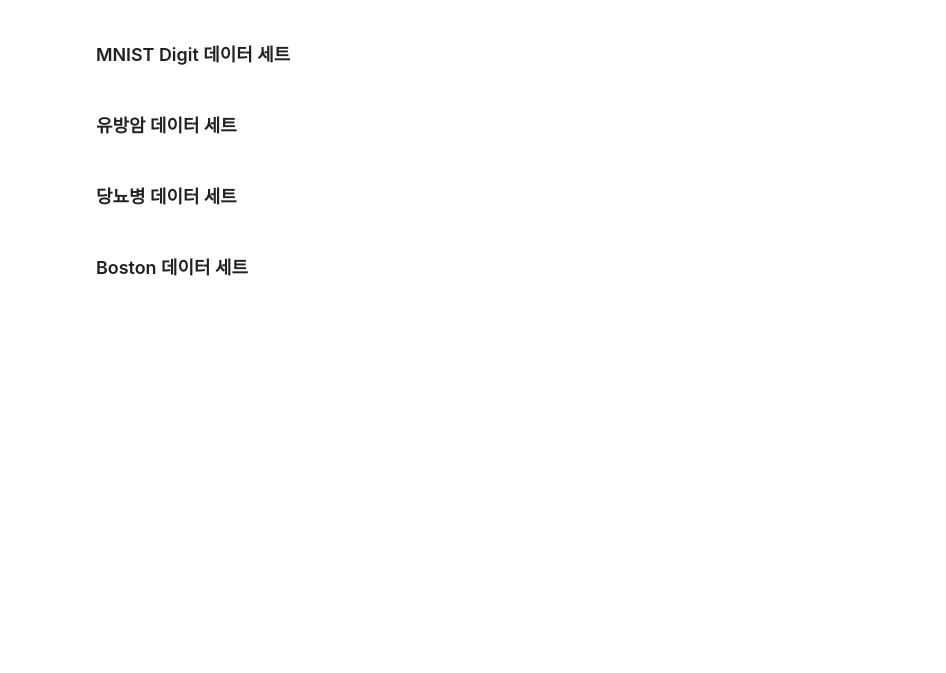
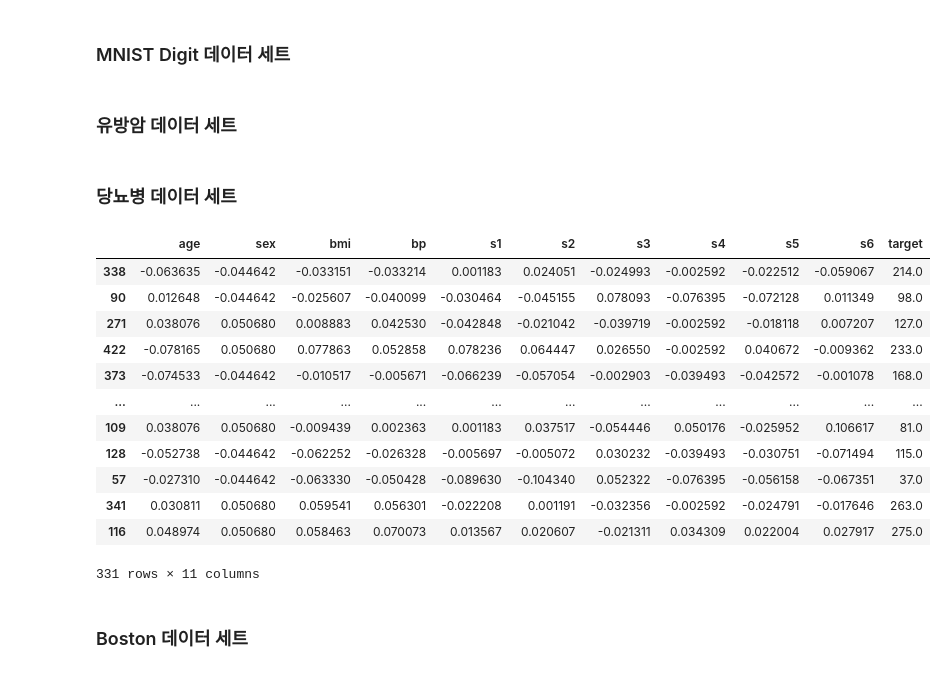
Before and after one commit to STNox/Python-flask, a Jupyter notebook: Python-flask/04. Machine Learning/train_test.ipynb, the cells around one changed output. Cells and saved outputs as stored; diff of their text form; code cells hidden in the pictures; blank space fills up the shorter version.

```diff
--- a/Python-flask/04. Machine Learning/train_test.ipynb
+++ b/Python-flask/04. Machine Learning/train_test.ipynb
@@ -52,6 +52,22 @@ diabetes = sd.load_diabetes()
 df = pd.DataFrame(diabetes.data, columns=diabetes.feature_names)
 df['target'] = diabetes.target
 X_train, X_test, y_train, y_test = train_test_split(df, diabetes.target, test_size=0.25, random_state=2021)
+# %%
+X_train
+# %% [output]
+|  | age | sex | bmi | bp | s1 | s2 | s3 | s4 | s5 | s6 | target |
+| 338 | -0.063635 | -0.044642 | -0.033151 | -0.033214 | 0.001183 | 0.024051 | -0.024993 | -0.002592 | -0.022512 | -0.059067 | 214.0 |
+| 90 | 0.012648 | -0.044642 | -0.025607 | -0.040099 | -0.030464 | -0.045155 | 0.078093 | -0.076395 | -0.072128 | 0.011349 | 98.0 |
+| 271 | 0.038076 | 0.050680 | 0.008883 | 0.042530 | -0.042848 | -0.021042 | -0.039719 | -0.002592 | -0.018118 | 0.007207 | 127.0 |
+| 422 | -0.078165 | 0.050680 | 0.077863 | 0.052858 | 0.078236 | 0.064447 | 0.026550 | -0.002592 | 0.040672 | -0.009362 | 233.0 |
+| 373 | -0.074533 | -0.044642 | -0.010517 | -0.005671 | -0.066239 | -0.057054 | -0.002903 | -0.039493 | -0.042572 | -0.001078 | 168.0 |
+| ... | ... | ... | ... | ... | ... | ... | ... | ... | ... | ... | ... |
+| 109 | 0.038076 | 0.050680 | -0.009439 | 0.002363 | 0.001183 | 0.037517 | -0.054446 | 0.050176 | -0.025952 | 0.106617 | 81.0 |
+| 128 | -0.052738 | -0.044642 | -0.062252 | -0.026328 | -0.005697 | -0.005072 | 0.030232 | -0.039493 | -0.030751 | -0.071494 | 115.0 |
+| 57 | -0.027310 | -0.044642 | -0.063330 | -0.050428 | -0.089630 | -0.104340 | 0.052322 | -0.076395 | -0.056158 | -0.067351 | 37.0 |
+| 341 | 0.030811 | 0.050680 | 0.059541 | 0.056301 | -0.022208 | 0.001191 | -0.032356 | -0.002592 | -0.024791 | -0.017646 | 263.0 |
+| 116 | 0.048974 | 0.050680 | 0.058463 | 0.070073 | 0.013567 | 0.020607 | -0.021311 | 0.034309 | 0.022004 | 0.027917 | 275.0 |
+331 rows × 11 columns
 # %%
 X_train.to_csv('./static/data/diabetes_train.csv', index=False)
 X_test.to_csv('./static/data/diabetes_test.csv', index=False)
```
Also changed, not shown: 12 other files.
